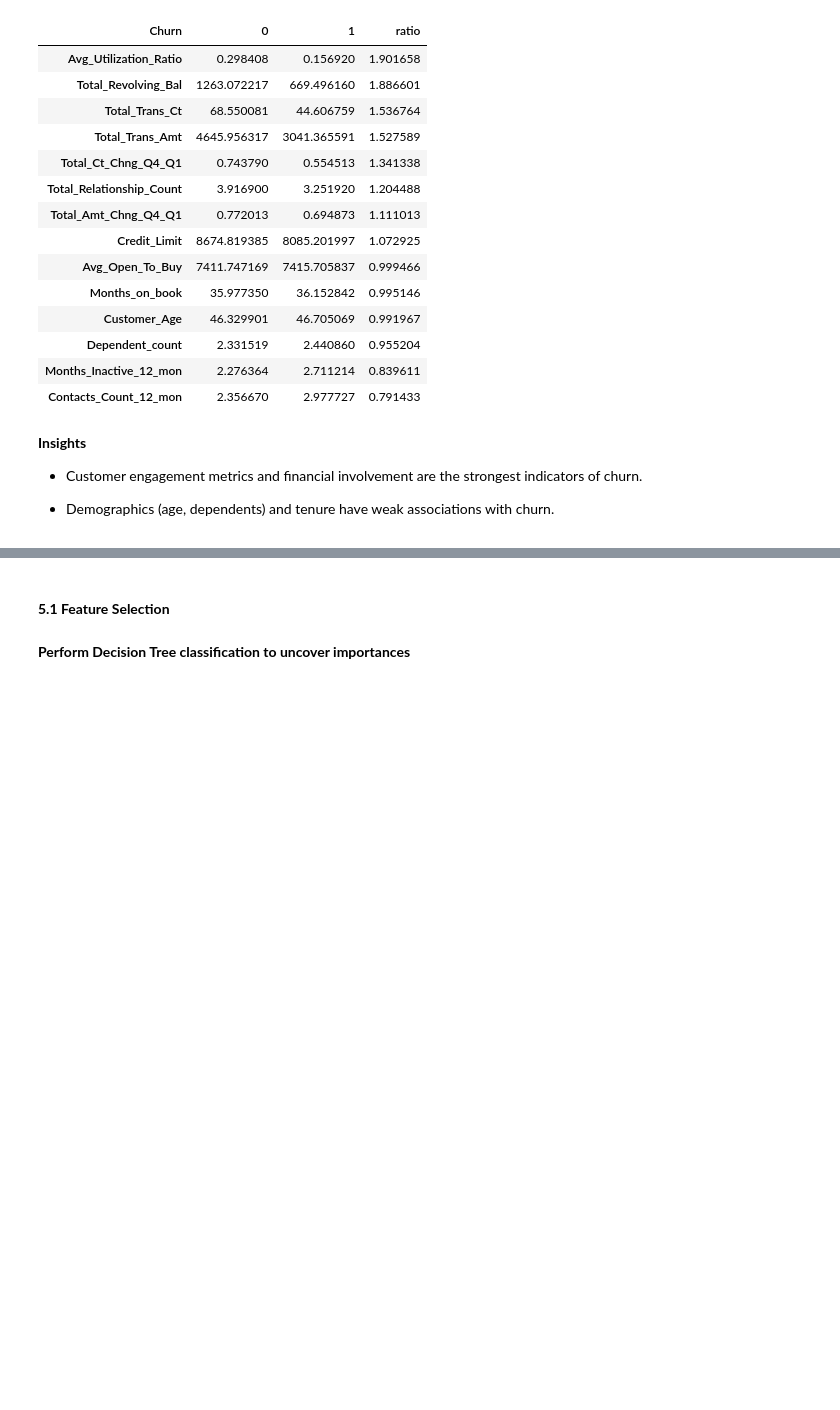
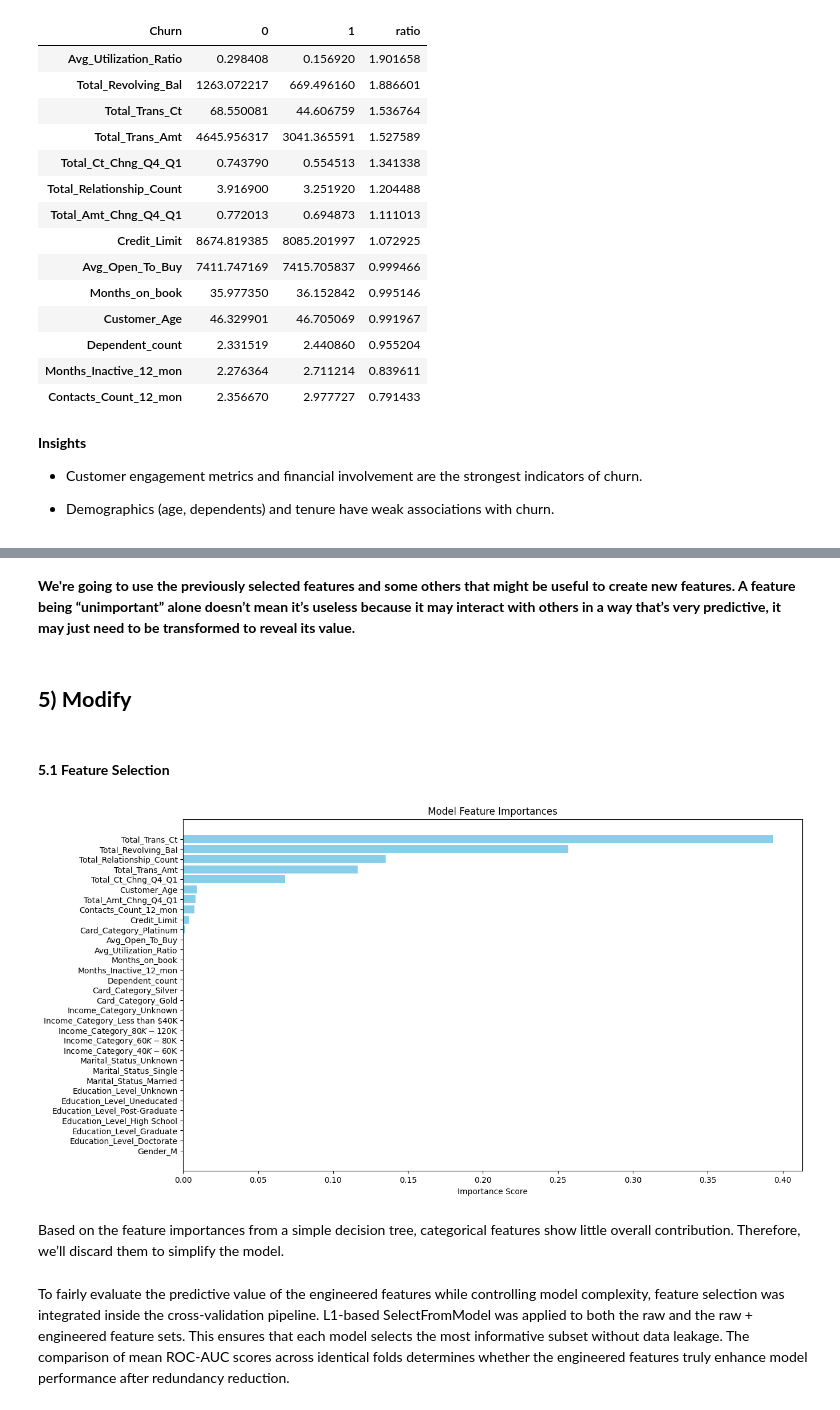
Before and after one commit to Pedro-Vital/End-to-end-ML-project-churn-prediction, a Jupyter notebook: research/01_Experiment.ipynb, the cells around one changed output, grey strips where cells are left out. Cells and saved outputs as stored; diff of their text form; code cells hidden in the pictures; blank space fills up the shorter version.

Commit message:
Modify phase completed

```diff
--- a/research/01_Experiment.ipynb
+++ b/research/01_Experiment.ipynb
@@ -453,4 +546,46 @@ summary_num.sort_values(by='ratio', ascending=False)
+# %% [markdown]
+**We're going to use the previously selected features and some others that might be useful to create new features.
+A feature being “unimportant” alone doesn’t mean it’s useless because it may interact with others in a way that’s very predictive, it may just need to be transformed to reveal its value.**
+# %% [markdown]
+## **5) Modify**
 # %% [markdown]
 #### **5.1 Feature Selection**
-# %% [markdown]
-**Perform Decision Tree classification to uncover importances**
+# %%
+numeric_cols.remove(target)
+# %%
+# Preprocessing: one-hot for categorical, passthrough for numeric
+preprocessor = ColumnTransformer(
+    transformers=[
+        ('cat', OneHotEncoder(drop='first', handle_unknown='ignore'), categorical_cols),
+        ('num', 'passthrough', numeric_cols)
+    ]
+)
+
+model = Pipeline([
+    ('preprocessor', preprocessor),
+    ('classifier', tree.DecisionTreeClassifier(random_state=42, max_depth=5))
+])
+
+model.fit(X_train, y_train)
+
+# Get the encoded feature names
+cat_features = model.named_steps['preprocessor'].transformers_[0][1].get_feature_names_out(categorical_cols)
+all_features = np.concatenate([cat_features, numeric_cols])
+importances = model.named_steps['classifier'].feature_importances_
+
+# Feature importances from the model
+indices = np.argsort(importances)[::-1]
+sorted_features = all_features[indices]
+sorted_importances = importances[indices]
+
+# Importance Plot
+plt.figure(figsize=(14, 8))
+plt.barh(sorted_features, sorted_importances, color='skyblue')
+plt.title("Model Feature Importances")
+plt.xlabel("Importance Score")
+plt.gca().invert_yaxis()
+plt.show()
+# %% [output]
+[figure, added]
+# %% [markdown]
+Based on the feature importances from a simple decision tree, categorical features show little overall contribution. Therefore, we’ll discard them to simplify the model.
@@ -457 +612,3 @@ summary_num.sort_values(by='ratio', ascending=False)
+# %% [markdown]
+To fairly evaluate the predictive value of the engineered features while controlling model complexity, feature selection was integrated inside the cross-validation pipeline. L1-based SelectFromModel was applied to both the raw and the raw + engineered feature sets. This ensures that each model selects the most informative subset without data leakage. The comparison of mean ROC-AUC scores across identical folds determines whether the engineered features truly enhance model performance after redundancy reduction.
 # %%
```
Also changed, not shown: parts of 37 cells of this notebook, 2 other files.
